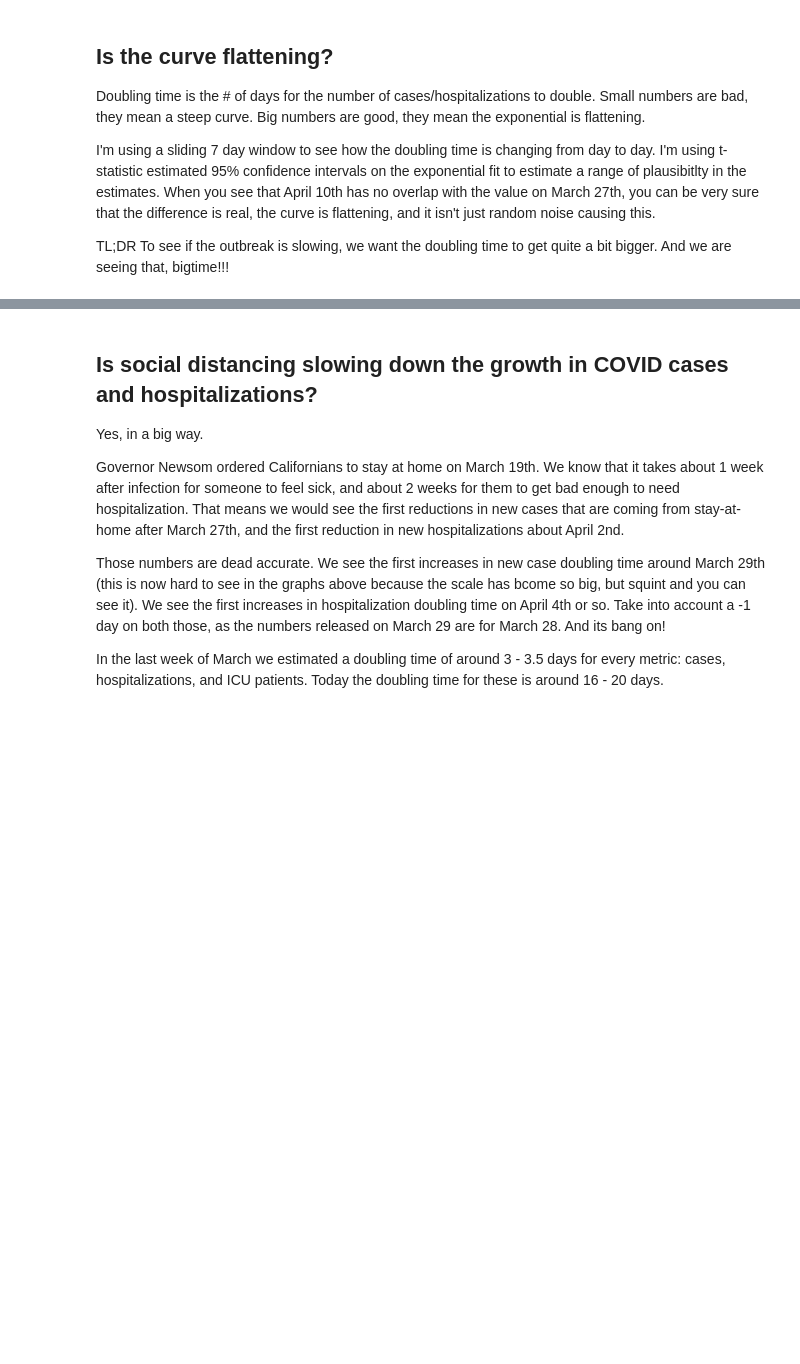
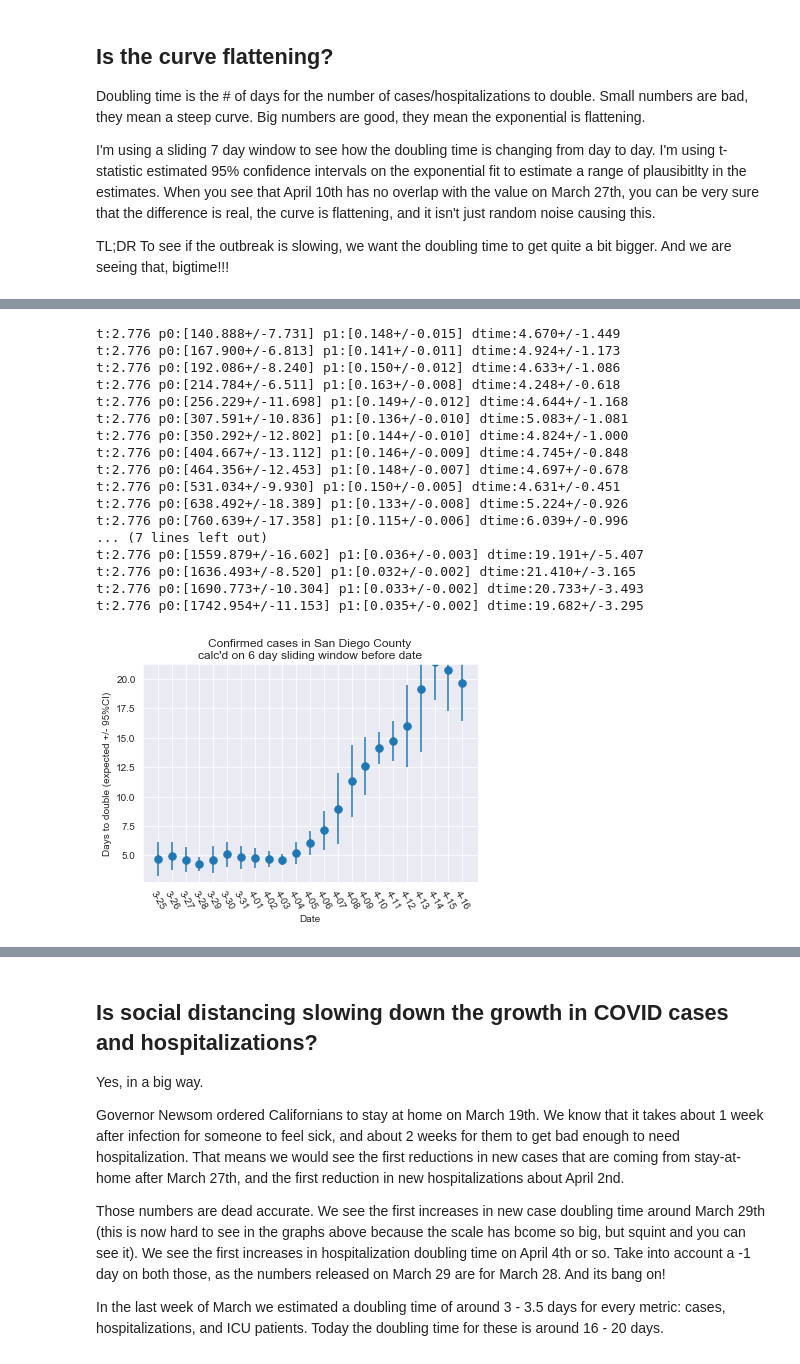
Before and after one commit to jasongfleischer/SanDiegoCountyCOVID19, a Jupyter notebook: San Diego Country Coronavirus History.ipynb, the cells around one changed output, grey strips where cells are left out. Drawn from its saved outputs; the diff is of its cells as text; code cells hidden in the pictures; blank space fills up the shorter version.

```diff
--- a/San Diego Country Coronavirus History.ipynb
+++ b/San Diego Country Coronavirus History.ipynb
@@ -423,0 +463,46 @@ t:2.262 p0:[261.192+/-5.733] p1:[0.063+/-0.003] dtime:11.002+/-1.321
+# %%
+# Starting 4/16 SD County started publishing doubling times
+# They'e using a 5 day time window -- let's see if I get the same results they do!
+
+#NOPE!@#!@#! theres a numerical instability in the estimation of 5 days or less in the cases...
+# 6 days works OK though!
+
+start_calc = '2020-03-25'
+ex = []
+er = []
+ix = []
+
+# calc doubling time in a sliding window backwards 1 week for each day
+for day in cases[start_calc:].index:
+    todate = day
+    fromdate = (pd.Timestamp(day)-pd.Timedelta('5 days')).isoformat().split('T')[0]
+    doubling_time, ci95, case_p_est, case_p_cov = estimate_doubling_time(cases[fromdate:todate])
+    ex.append( doubling_time )
+    er.append( ci95 )
+    ix.append( day[-4:] )
+plt.errorbar( ix, ex, yerr=er, fmt='.', markersize=15)
+plt.title('Confirmed cases in San Diego County\ncalc\'d on 6 day sliding window before date')
+plt.ylabel('Days to double (expected +/- 95%CI)')
+plt.xlabel('Date')
+plt.ylim([2.75, 21.25])
+plt.xticks(rotation=-60)
+plt.savefig('Plots/casedoubling6day.png',dpi=300);
+# %% [output]
+t:2.776 p0:[140.888+/-7.731] p1:[0.148+/-0.015] dtime:4.670+/-1.449
+t:2.776 p0:[167.900+/-6.813] p1:[0.141+/-0.011] dtime:4.924+/-1.173
+t:2.776 p0:[192.086+/-8.240] p1:[0.150+/-0.012] dtime:4.633+/-1.086
+t:2.776 p0:[214.784+/-6.511] p1:[0.163+/-0.008] dtime:4.248+/-0.618
+t:2.776 p0:[256.229+/-11.698] p1:[0.149+/-0.012] dtime:4.644+/-1.168
+t:2.776 p0:[307.591+/-10.836] p1:[0.136+/-0.010] dtime:5.083+/-1.081
+t:2.776 p0:[350.292+/-12.802] p1:[0.144+/-0.010] dtime:4.824+/-1.000
+t:2.776 p0:[404.667+/-13.112] p1:[0.146+/-0.009] dtime:4.745+/-0.848
+t:2.776 p0:[464.356+/-12.453] p1:[0.148+/-0.007] dtime:4.697+/-0.678
+t:2.776 p0:[531.034+/-9.930] p1:[0.150+/-0.005] dtime:4.631+/-0.451
+t:2.776 p0:[638.492+/-18.389] p1:[0.133+/-0.008] dtime:5.224+/-0.926
+t:2.776 p0:[760.639+/-17.358] p1:[0.115+/-0.006] dtime:6.039+/-0.996
+... (7 lines left out)
+t:2.776 p0:[1559.879+/-16.602] p1:[0.036+/-0.003] dtime:19.191+/-5.407
+t:2.776 p0:[1636.493+/-8.520] p1:[0.032+/-0.002] dtime:21.410+/-3.165
+t:2.776 p0:[1690.773+/-10.304] p1:[0.033+/-0.002] dtime:20.733+/-3.493
+t:2.776 p0:[1742.954+/-11.153] p1:[0.035+/-0.002] dtime:19.682+/-3.295
+[figure, added]
```
Also changed, not shown: parts of 17 cells of this notebook, 16 other files.
